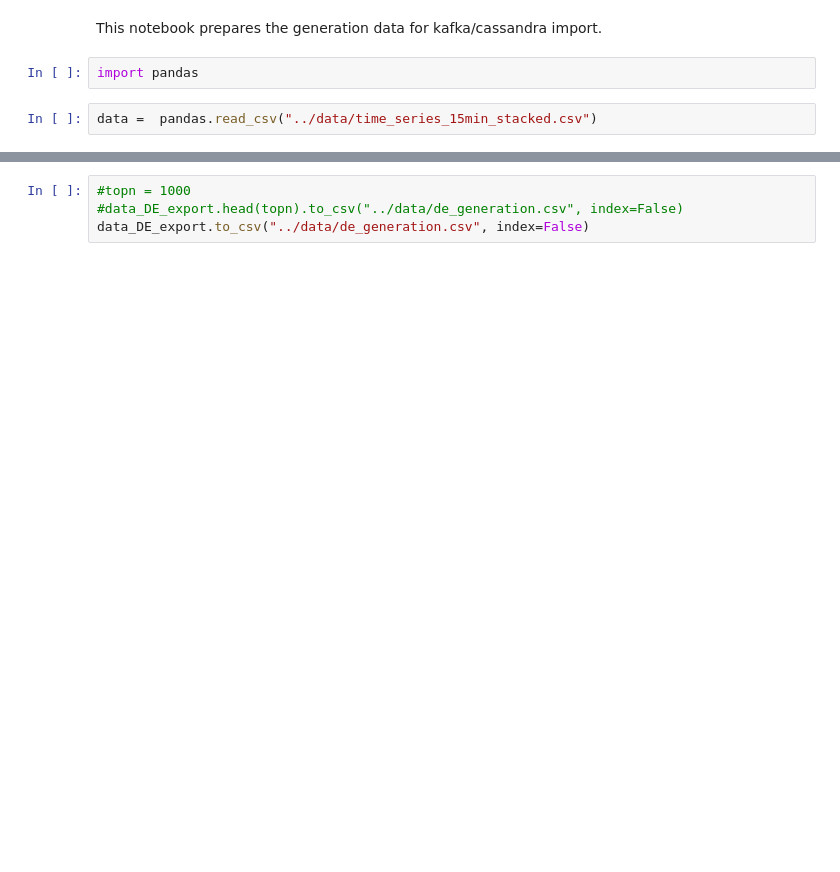
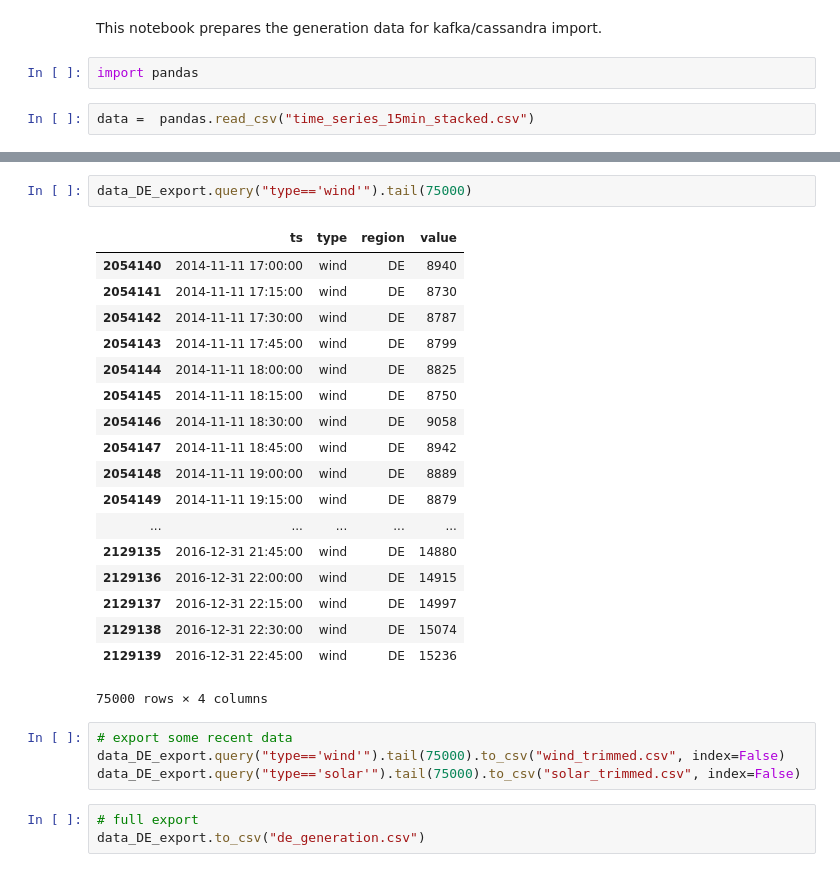
Before and after one commit to holtri/energydata-docker, a Jupyter notebook: data-preprocessing/kafka_preprocess_generation.ipynb, the cells around one changed output, grey strips where cells are left out. Cells and saved outputs as stored; diff of their text form; blank space fills up the shorter version.

```diff
--- a/data-preprocessing/kafka_preprocess_generation.ipynb
+++ b/data-preprocessing/kafka_preprocess_generation.ipynb
@@ -3,7 +3,7 @@ This notebook prepares the generation data for kafka/cassandra import.
 # %%
 import pandas
 # %%
-data =  pandas.read_csv("../data/time_series_15min_stacked.csv")
+data =  pandas.read_csv("time_series_15min_stacked.csv")
 # %%
 data['ts'] = pandas.to_datetime(data['utc_timestamp'])
 data_DE = data.query("region=='DE'")
@@ -25,4 +69,28 @@ data_DE_export.tail()
+# %%
+data_DE_export.query("type=='wind'").tail(75000)
+# %% [output]
+|  | ts | type | region | value |
+| 2054140 | 2014-11-11 17:00:00 | wind | DE | 8940 |
+| 2054141 | 2014-11-11 17:15:00 | wind | DE | 8730 |
+| 2054142 | 2014-11-11 17:30:00 | wind | DE | 8787 |
+| 2054143 | 2014-11-11 17:45:00 | wind | DE | 8799 |
+| 2054144 | 2014-11-11 18:00:00 | wind | DE | 8825 |
+| 2054145 | 2014-11-11 18:15:00 | wind | DE | 8750 |
+| 2054146 | 2014-11-11 18:30:00 | wind | DE | 9058 |
+| 2054147 | 2014-11-11 18:45:00 | wind | DE | 8942 |
+| 2054148 | 2014-11-11 19:00:00 | wind | DE | 8889 |
+| 2054149 | 2014-11-11 19:15:00 | wind | DE | 8879 |
+| ... | ... | ... | ... | ... |
+| 2129135 | 2016-12-31 21:45:00 | wind | DE | 14880 |
+| 2129136 | 2016-12-31 22:00:00 | wind | DE | 14915 |
+| 2129137 | 2016-12-31 22:15:00 | wind | DE | 14997 |
+| 2129138 | 2016-12-31 22:30:00 | wind | DE | 15074 |
+| 2129139 | 2016-12-31 22:45:00 | wind | DE | 15236 |
+75000 rows × 4 columns
 # %%
-#topn = 1000
-#data_DE_export.head(topn).to_csv("../data/de_generation.csv", index=False)
-data_DE_export.to_csv("../data/de_generation.csv", index=False)
+# export some recent data
+data_DE_export.query("type=='wind'").tail(75000).to_csv("wind_trimmed.csv", index=False)
+data_DE_export.query("type=='solar'").tail(75000).to_csv("solar_trimmed.csv", index=False)
+# %%
+# full export
+data_DE_export.to_csv("de_generation.csv")
```
Also changed, not shown: parts of 6 cells of this notebook, 1 other file.
